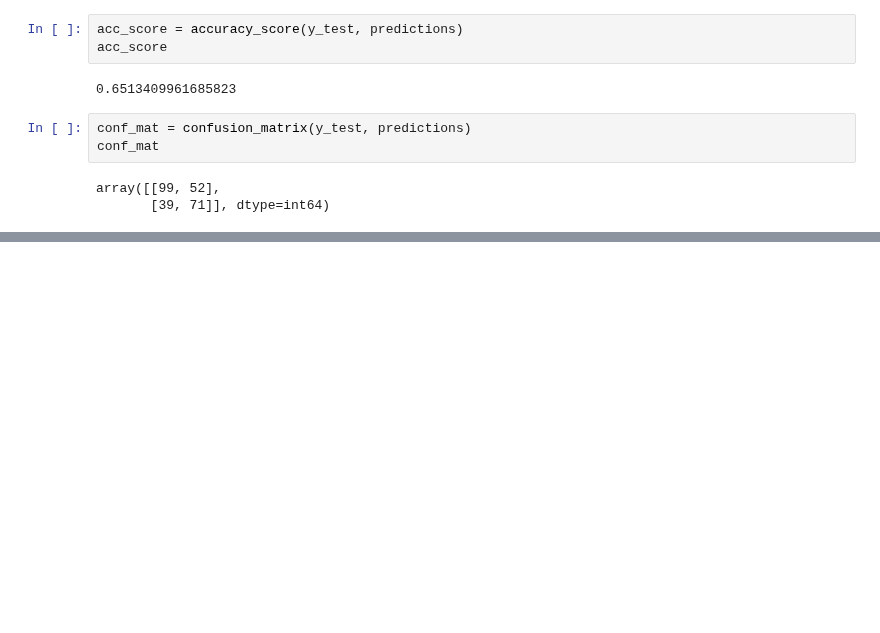
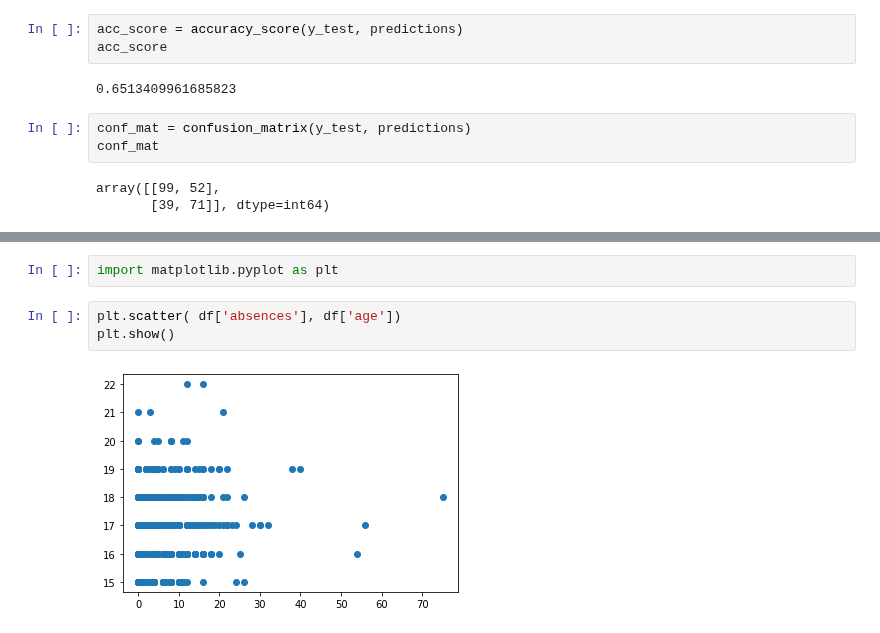
Before and after one commit to jaimiesj/health_outcomes, a Jupyter notebook: src/learn.ipynb, the cells around one changed output, grey strips where cells are left out. Cells and saved outputs as stored; diff of their text form; blank space fills up the shorter version.

Commit message:
graphs added

```diff
--- a/src/learn.ipynb
+++ b/src/learn.ipynb
@@ -116,0 +128,7 @@ pd.DataFrame(data=conf_mat, index=['Positive', 'Negative'], columns=['True', 'Fa
+# %%
+import matplotlib.pyplot as plt
+# %%
+plt.scatter( df['absences'], df['age'])
+plt.show()
+# %% [output]
+[figure, added]
```
Also changed, not shown: parts of 3 cells of this notebook.
